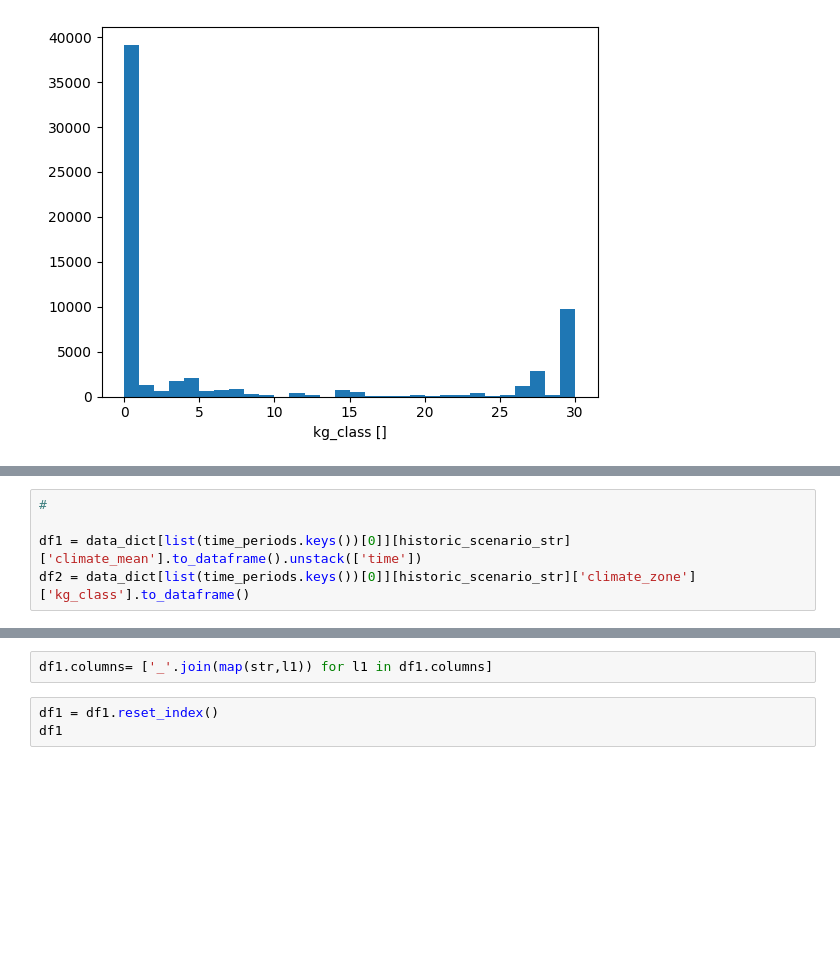
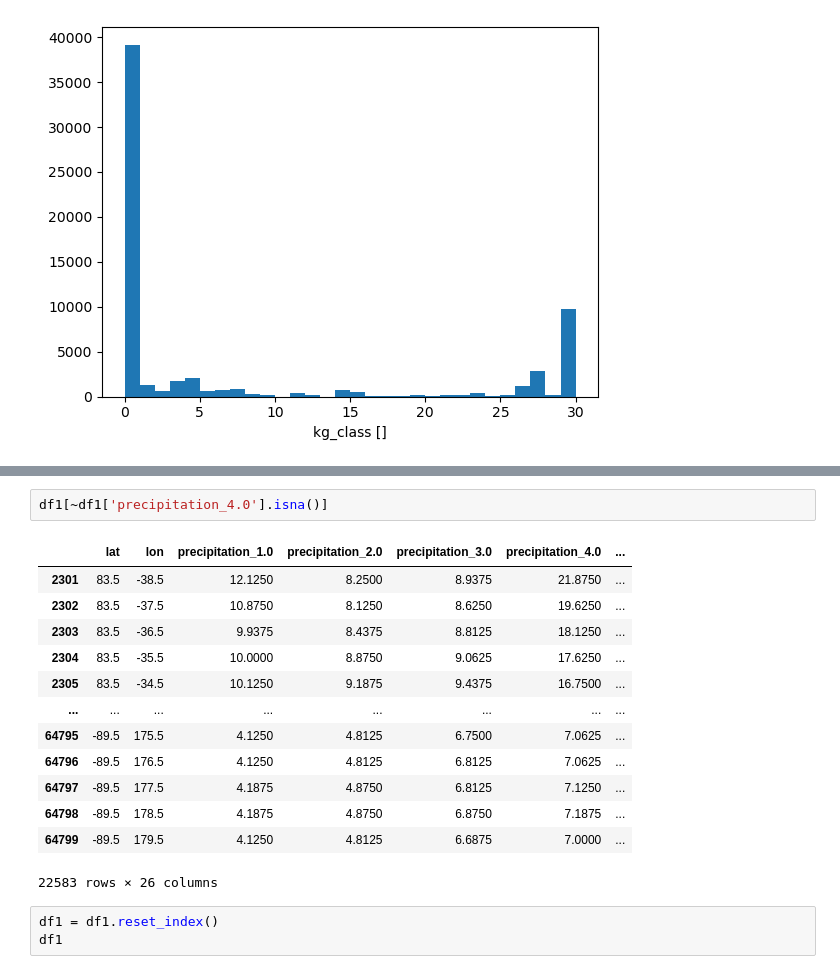
Before and after one commit to MetOffice/ai4c_hackathon, a Jupyter notebook: notebooks/ClimateZones_Data_exploration.ipynb, the cells around one changed output, grey strips where cells are left out. Saved outputs shown, nothing was run; the diff lists cells and outputs as text; blank space fills up the shorter version.

```diff
--- a/notebooks/ClimateZones_Data_exploration.ipynb
+++ b/notebooks/ClimateZones_Data_exploration.ipynb
@@ -360,5 +302,0 @@ to_dataframe(dim_order: 'Sequence[Hashable] | None' = None) -> 'pd.DataFrame' me
-# %%
-#
-
-df1 = data_dict[list(time_periods.keys())[0]][historic_scenario_str]['climate_mean'].to_dataframe().unstack(['time'])
-df2 = data_dict[list(time_periods.keys())[0]][historic_scenario_str]['climate_zone']['kg_class'].to_dataframe()
@@ -383,5 +385,19 @@ df1
 # %%
-df1.columns= ['_'.join(map(str,l1)) for l1 in df1.columns]
+df1[~df1['precipitation_4.0'].isna()]
+# %% [output]
+|  | lat | lon | precipitation_1.0 | precipitation_2.0 | precipitation_3.0 | precipitation_4.0 | ... |
+| 2301 | 83.5 | -38.5 | 12.1250 | 8.2500 | 8.9375 | 21.8750 | ... |
+| 2302 | 83.5 | -37.5 | 10.8750 | 8.1250 | 8.6250 | 19.6250 | ... |
+| 2303 | 83.5 | -36.5 | 9.9375 | 8.4375 | 8.8125 | 18.1250 | ... |
+| 2304 | 83.5 | -35.5 | 10.0000 | 8.8750 | 9.0625 | 17.6250 | ... |
+| 2305 | 83.5 | -34.5 | 10.1250 | 9.1875 | 9.4375 | 16.7500 | ... |
+| ... | ... | ... | ... | ... | ... | ... | ... |
+| 64795 | -89.5 | 175.5 | 4.1250 | 4.8125 | 6.7500 | 7.0625 | ... |
+| 64796 | -89.5 | 176.5 | 4.1250 | 4.8125 | 6.8125 | 7.0625 | ... |
+| 64797 | -89.5 | 177.5 | 4.1875 | 4.8750 | 6.8125 | 7.1250 | ... |
+| 64798 | -89.5 | 178.5 | 4.1875 | 4.8750 | 6.8750 | 7.1875 | ... |
+| 64799 | -89.5 | 179.5 | 4.1250 | 4.8125 | 6.6875 | 7.0000 | ... |
+22583 rows × 26 columns
 # %%
 df1 = df1.reset_index()
 df1
```
Also changed, not shown: parts of 19 cells of this notebook.
